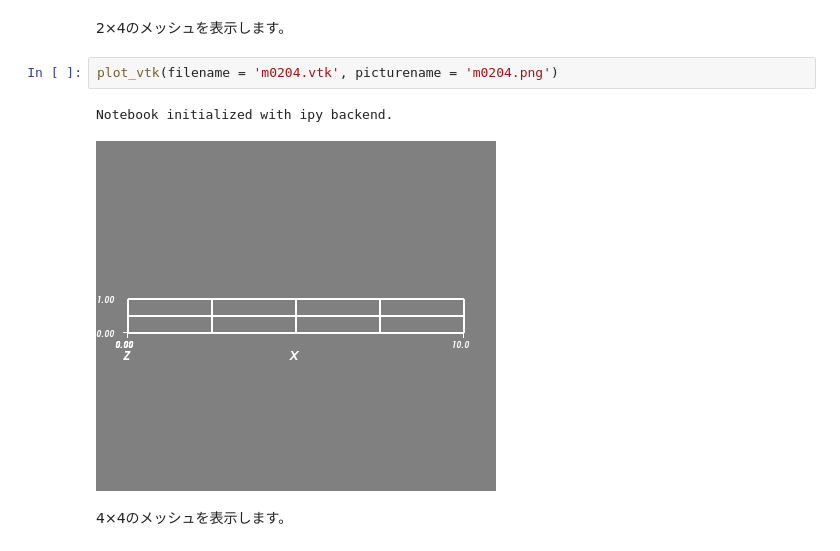
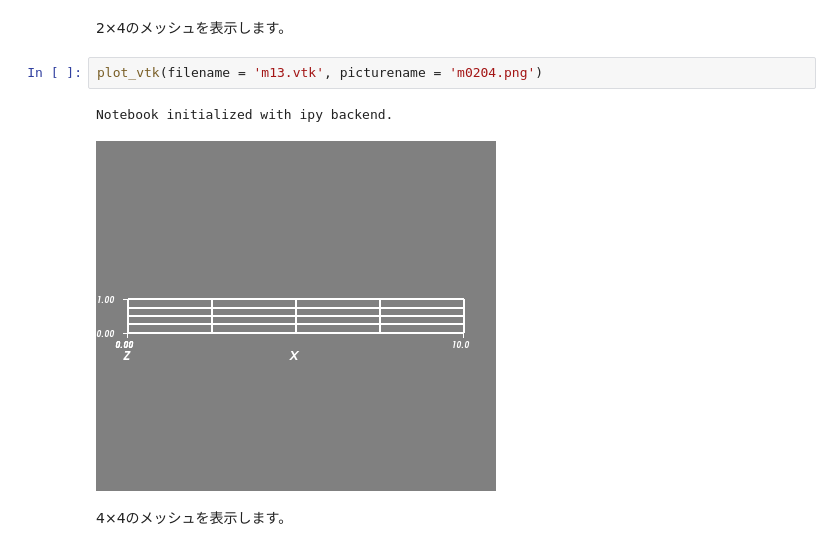
Before and after one commit to tkoyama010/getfem-binder, a Jupyter notebook: index.ipynb, the cells around one changed output. Saved outputs shown, nothing was run; the diff lists cells and outputs as text.

```diff
--- a/index.ipynb
+++ b/index.ipynb
@@ -84,10 +96,10 @@ Notebook initialized with ipy backend.
 # %% [markdown]
 2×4のメッシュを表示します。
 # %%
-plot_vtk(filename = 'm0204.vtk', picturename = 'm0204.png')
+plot_vtk(filename = 'm13.vtk', picturename = 'm0204.png')
 # %% [output]
 Notebook initialized with ipy backend.
-[figure, old version]
+[figure, new version]
 # %% [markdown]
 4×4のメッシュを表示します。
 # %%
```
Also changed, not shown: parts of 23 cells of this notebook.
